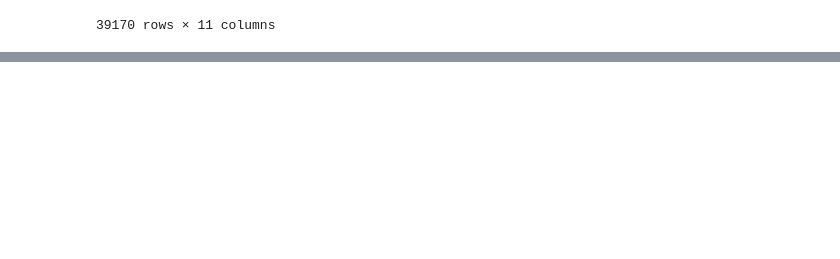
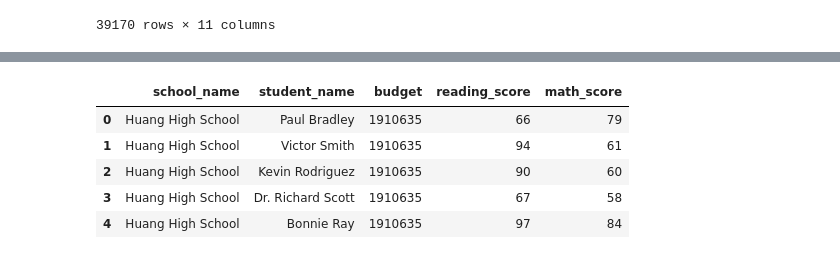
Before and after one commit to erjacobs2/Pandas, a Jupyter notebook: Pandas_school_metrics.ipynb, the cells around one changed output, grey strips where cells are left out. Cells and saved outputs as stored; diff of their text form; code cells hidden in the pictures; blank space fills up the shorter version.

Commit message:
Need to figure out how to sum certain columns

```diff
--- a/Pandas_school_metrics.ipynb
+++ b/Pandas_school_metrics.ipynb
@@ -74,13 +81,13 @@ renamed
 # %%
 #Table of total schools, total students, total budget, average math score, average reading score,
 # % Passing Math, % Passing Reading, Overall passing rate (average of math and reading)
 
-#district_total = school_data_set[[""]]
-
-#Below makes a table of the selected headers
-#pokemon_type = pokemon_pd[["Type 1", "HP", "Attack",
-                           #"Defense", "Sp. Atk", "Sp. Def", "Speed"]]
-#pokemon_type.head()
-
-# Create the GroupBy object based on the "Type 1" column
-#pokemon_group = pokemon_type.groupby(["Type 1"])
+district_total = school_data_set[["school_name", "student_name", "budget", "reading_score", "math_score"]]
+district_total.head()
+# %% [output]
+|  | school_name | student_name | budget | reading_score | math_score |
+| 0 | Huang High School | Paul Bradley | 1910635 | 66 | 79 |
+| 1 | Huang High School | Victor Smith | 1910635 | 94 | 61 |
+| 2 | Huang High School | Kevin Rodriguez | 1910635 | 90 | 60 |
+| 3 | Huang High School | Dr. Richard Scott | 1910635 | 67 | 58 |
+| 4 | Huang High School | Bonnie Ray | 1910635 | 97 | 84 |
```
Also changed, not shown: parts of 2 cells of this notebook.
